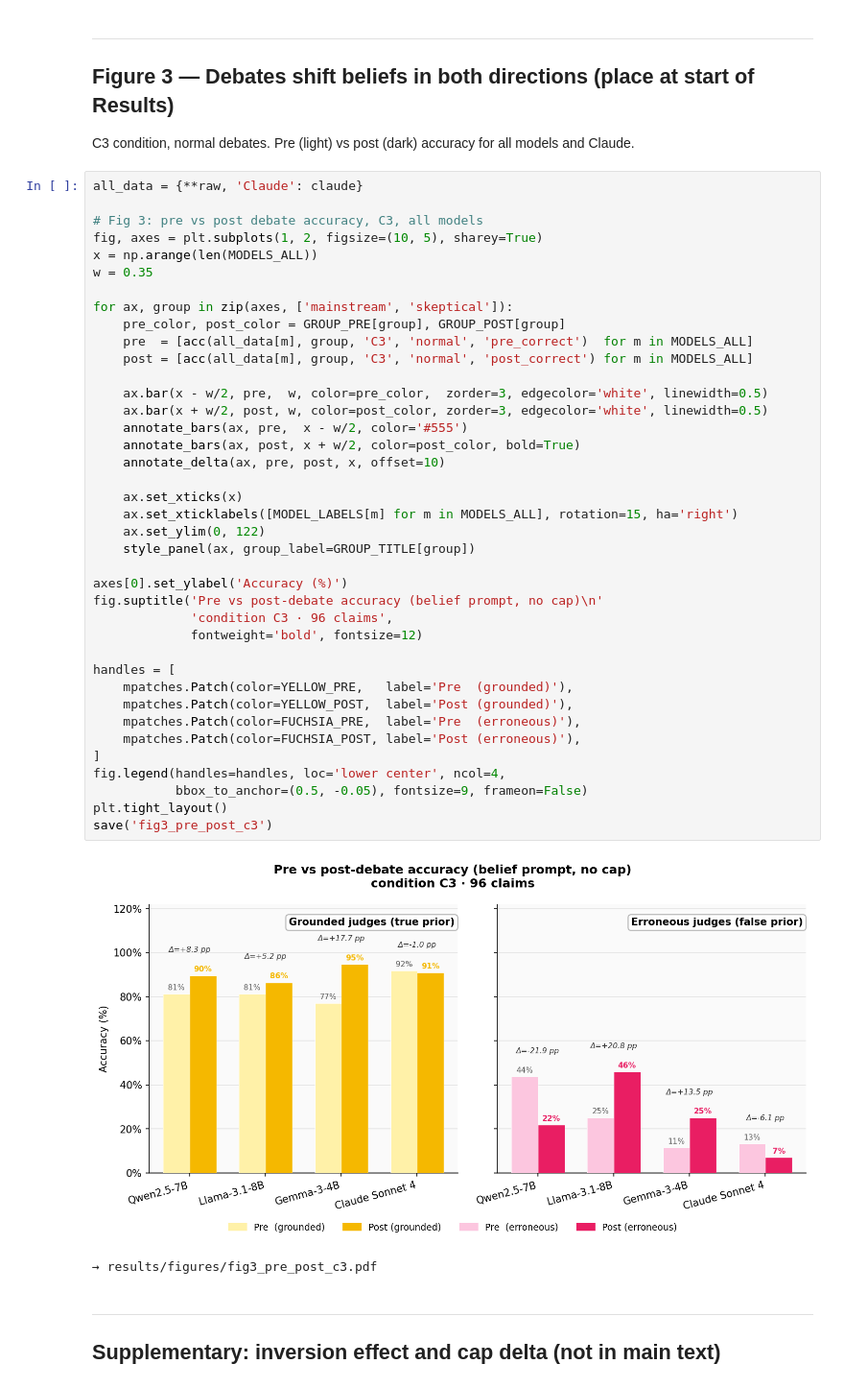
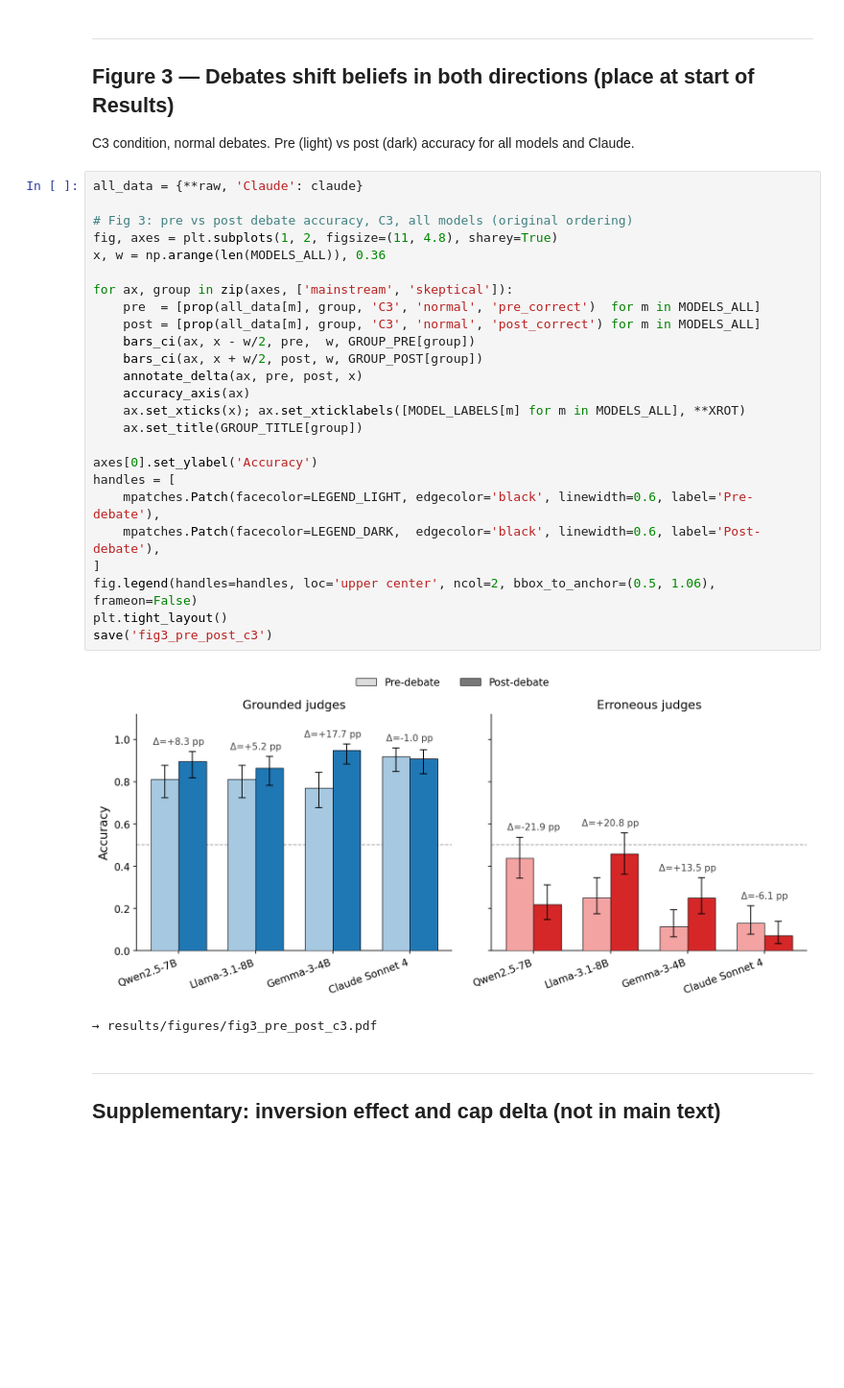
Before and after one commit to FAIR-IALAB-UBA/Debate-NeurIPS26, a Jupyter notebook: debate_experiment_open_source_belief_vectors/analysis.ipynb, the cells around one changed output. Shown at 96% size. Saved outputs shown, nothing was run; the diff lists cells and outputs as text; blank space fills up the shorter version.

```diff
--- a/debate_experiment_open_source_belief_vectors/analysis.ipynb
+++ b/debate_experiment_open_source_belief_vectors/analysis.ipynb
@@ -230,44 +214,30 @@ C3 condition, normal debates. Pre (light) vs post (dark) accuracy for all models
 # %%
 all_data = {**raw, 'Claude': claude}
 
-# Fig 3: pre vs post debate accuracy, C3, all models
-fig, axes = plt.subplots(1, 2, figsize=(10, 5), sharey=True)
-x = np.arange(len(MODELS_ALL))
-w = 0.35
+# Fig 3: pre vs post debate accuracy, C3, all models (original ordering)
+fig, axes = plt.subplots(1, 2, figsize=(11, 4.8), sharey=True)
+x, w = np.arange(len(MODELS_ALL)), 0.36
 
 for ax, group in zip(axes, ['mainstream', 'skeptical']):
-    pre_color, post_color = GROUP_PRE[group], GROUP_POST[group]
-    pre  = [acc(all_data[m], group, 'C3', 'normal', 'pre_correct')  for m in MODELS_ALL]
-    post = [acc(all_data[m], group, 'C3', 'normal', 'post_correct') for m in MODELS_ALL]
+    pre  = [prop(all_data[m], group, 'C3', 'normal', 'pre_correct')  for m in MODELS_ALL]
+    post = [prop(all_data[m], group, 'C3', 'normal', 'post_correct') for m in MODELS_ALL]
+    bars_ci(ax, x - w/2, pre,  w, GROUP_PRE[group])
+    bars_ci(ax, x + w/2, post, w, GROUP_POST[group])
+    annotate_delta(ax, pre, post, x)
+    accuracy_axis(ax)
+    ax.set_xticks(x); ax.set_xticklabels([MODEL_LABELS[m] for m in MODELS_ALL], **XROT)
+    ax.set_title(GROUP_TITLE[group])
 
-    ax.bar(x - w/2, pre,  w, color=pre_color,  zorder=3, edgecolor='white', linewidth=0.5)
-    ax.bar(x + w/2, post, w, color=post_color, zorder=3, edgecolor='white', linewidth=0.5)
-    annotate_bars(ax, pre,  x - w/2, color='#555')
-    annotate_bars(ax, post, x + w/2, color=post_color, bold=True)
-    annotate_delta(ax, pre, post, x, offset=10)
-
-    ax.set_xticks(x)
-    ax.set_xticklabels([MODEL_LABELS[m] for m in MODELS_ALL], rotation=15, ha='right')
-    ax.set_ylim(0, 122)
-    style_panel(ax, group_label=GROUP_TITLE[group])
-
-axes[0].set_ylabel('Accuracy (%)')
-fig.suptitle('Pre vs post-debate accuracy (belief prompt, no cap)\n'
-             'condition C3 · 96 claims',
-             fontweight='bold', fontsize=12)
-
+axes[0].set_ylabel('Accuracy')
 handles = [
-    mpatches.Patch(color=YELLOW_PRE,   label='Pre  (grounded)'),
-    mpatches.Patch(color=YELLOW_POST,  label='Post (grounded)'),
-    mpatches.Patch(color=FUCHSIA_PRE,  label='Pre  (erroneous)'),
-    mpatches.Patch(color=FUCHSIA_POST, label='Post (erroneous)'),
+    mpatches.Patch(facecolor=LEGEND_LIGHT, edgecolor='black', linewidth=0.6, label='Pre-debate'),
+    mpatches.Patch(facecolor=LEGEND_DARK,  edgecolor='black', linewidth=0.6, label='Post-debate'),
 ]
-fig.legend(handles=handles, loc='lower center', ncol=4,
-           bbox_to_anchor=(0.5, -0.05), fontsize=9, frameon=False)
+fig.legend(handles=handles, loc='upper center', ncol=2, bbox_to_anchor=(0.5, 1.06), frameon=False)
 plt.tight_layout()
 save('fig3_pre_post_c3')
 # %% [output]
-[figure, old version]
+[figure, new version]
 → results/figures/fig3_pre_post_c3.pdf
 # %% [markdown]
 ---
```
Also changed, not shown: parts of 5 cells of this notebook, 11 other files.
